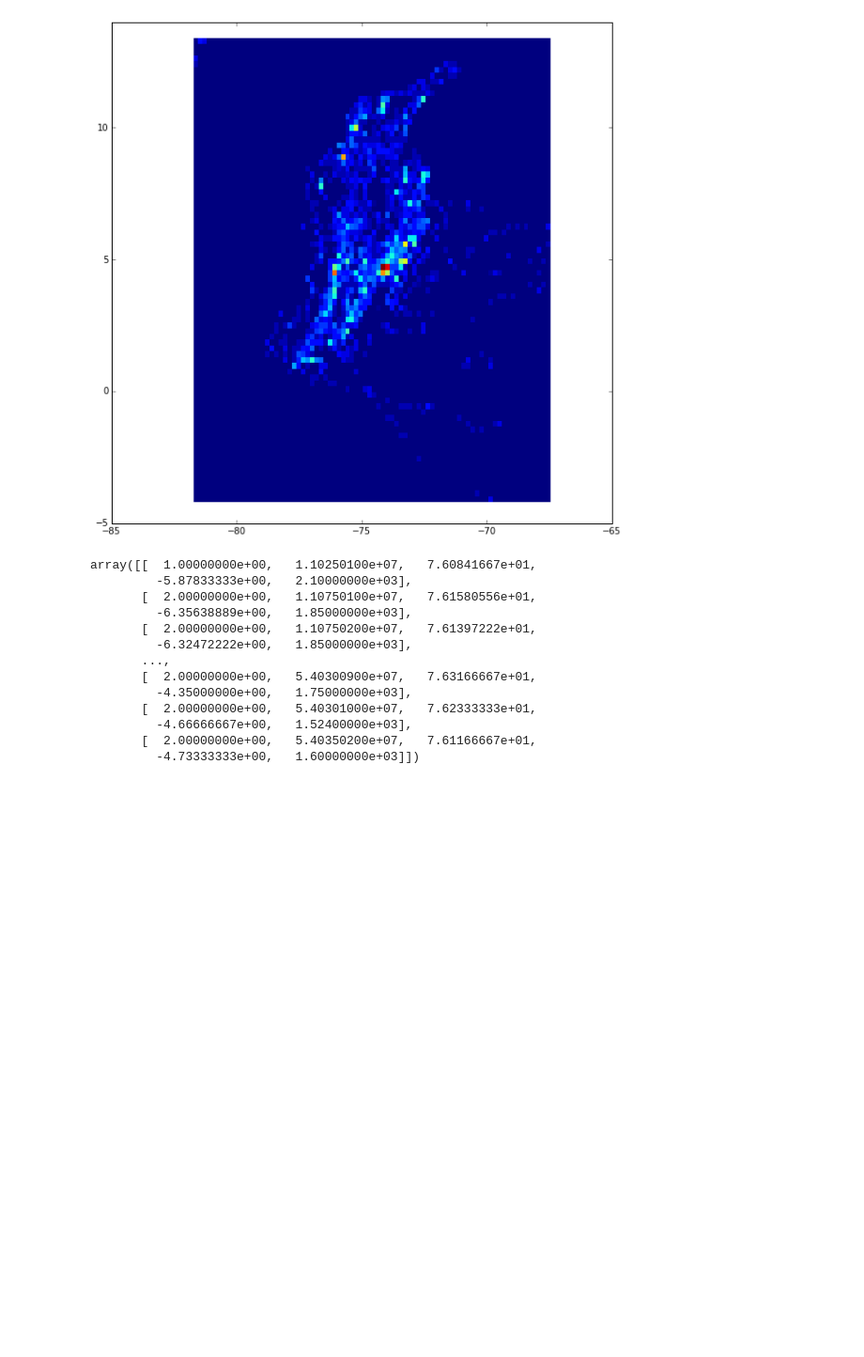
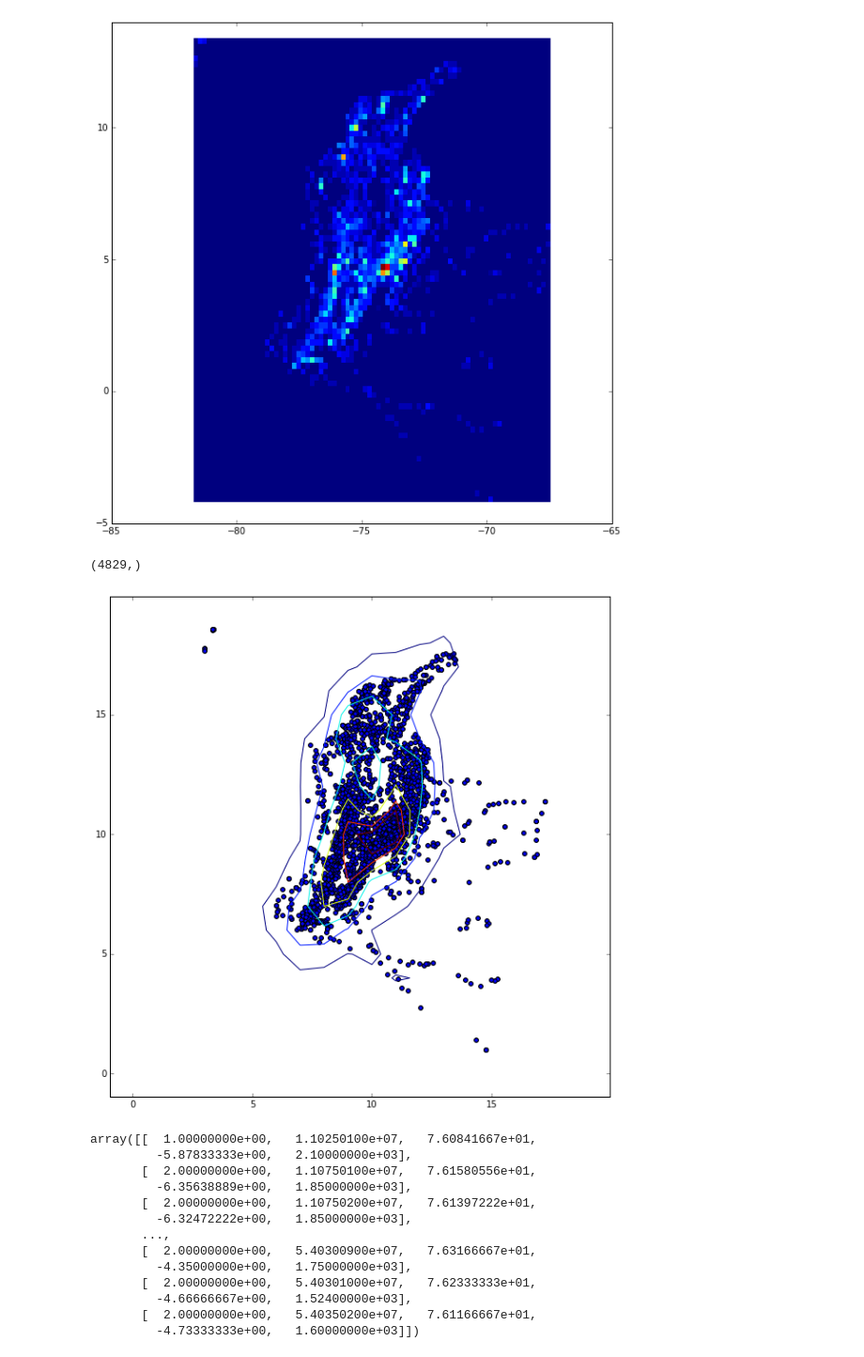
Before and after one commit to saint-germain/ideam, a Jupyter notebook: PCA-IDEAM-WC.ipynb, the cells around one changed output. Shown at 94% size. Drawn from its saved outputs; the diff is of its cells as text; code cells hidden in the pictures; blank space fills up the shorter version.

Commit message:
updating contour plots

```diff
--- a/PCA-IDEAM-WC.ipynb
+++ b/PCA-IDEAM-WC.ipynb
@@ -617,3 +628,41 @@ plt.ylim(-5,14)
 plt.show()
 # %% [output]
 [figure]
+# %%
+def CONTOURP(x, x1, x2, y, y1, y2, N, sig):
+    xx = np.linspace(x1, x2, N)
+    yy = np.linspace(y1, y2, N)
+
+    XX, YY = np.meshgrid(xx, yy)
+    values = np.vstack([x, y])
+    positions = np.vstack([XX.ravel(), YY.ravel()])
+    kernel = gaussian_kde(values)
+    f = np.reshape(kernel(positions).T, XX.shape)
+
+    PCT = 1.0 - np.cumsum(np.sort(f.ravel()))/np.sum(f)
+    NN = np.sort(f.ravel())
+    SO = [ ]
+    for s in sig:
+        SO += [NN[(np.abs(PCT - erf(s/np.sqrt(2.0)))).argmin()]]
+
+    return f, SO
+
+
+
+#returns the co-added gaussian kernels grid, and an array of numbers equaling the levels corresponding to the input sigma array.
+
+#the inputs to the function is
+#x = array of x data
+#y = array of y data (must be the same size as x)
+#x1,x2, y1,y2 the limits of the region in which you wish the plot to be.
+#N the number of grid points in the axis. You can change this to be Nx, Ny if you preferred.
+#sig = list of contour levels you want to plot in terms of sigma levels i.e. [0.5, 1, 2.0] is 0.5 sigma, 1 sigma, 2 sigma levels.
+
+#As Karen points out care is needed with the kernel smoothing width as it can remove features, however the scipy gaussian_kde calculates an ideal kernel width, and you can choose the method that it utilises, just check out the scipy notation here:
+#http://docs.scipy.org/.../scipy.stats.gaussian_kde.html
+# %%
+CONT=CONTOURP(-LONT,-85,-65,-LATT,-5,14,20,[0.1,0.3,0.5,1.,1.5,2.]);
+# %%
+LATT.shape
+# %% [output]
+(4829,)
@@ -620,3 +672,10 @@ plt.show()
+# %%
+plt.figure(figsize=(10,10))
+plt.scatter(-LONT+LONT.max()+3, -LATT+LATT.max()+1)
+plt.contour(CONT[0], levels = CONT[1])
+plt.show()
+# %% [output]
+[figure, added]
 # %%
 np.savetxt('datosb.txt',DATB)
 np.savetxt('datosh.txt',DATH)
```
Also changed, not shown: parts of 9 cells of this notebook.
